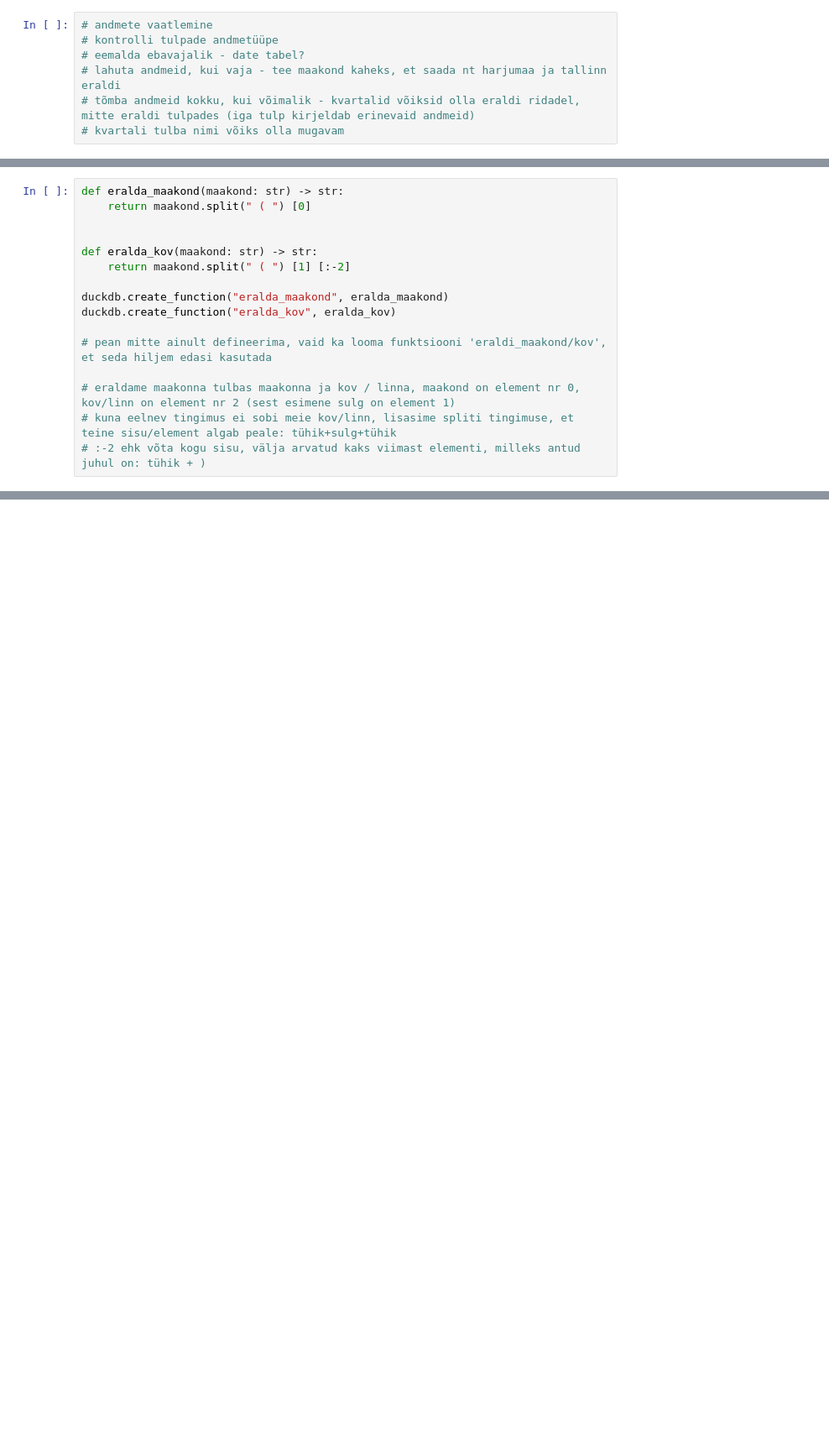
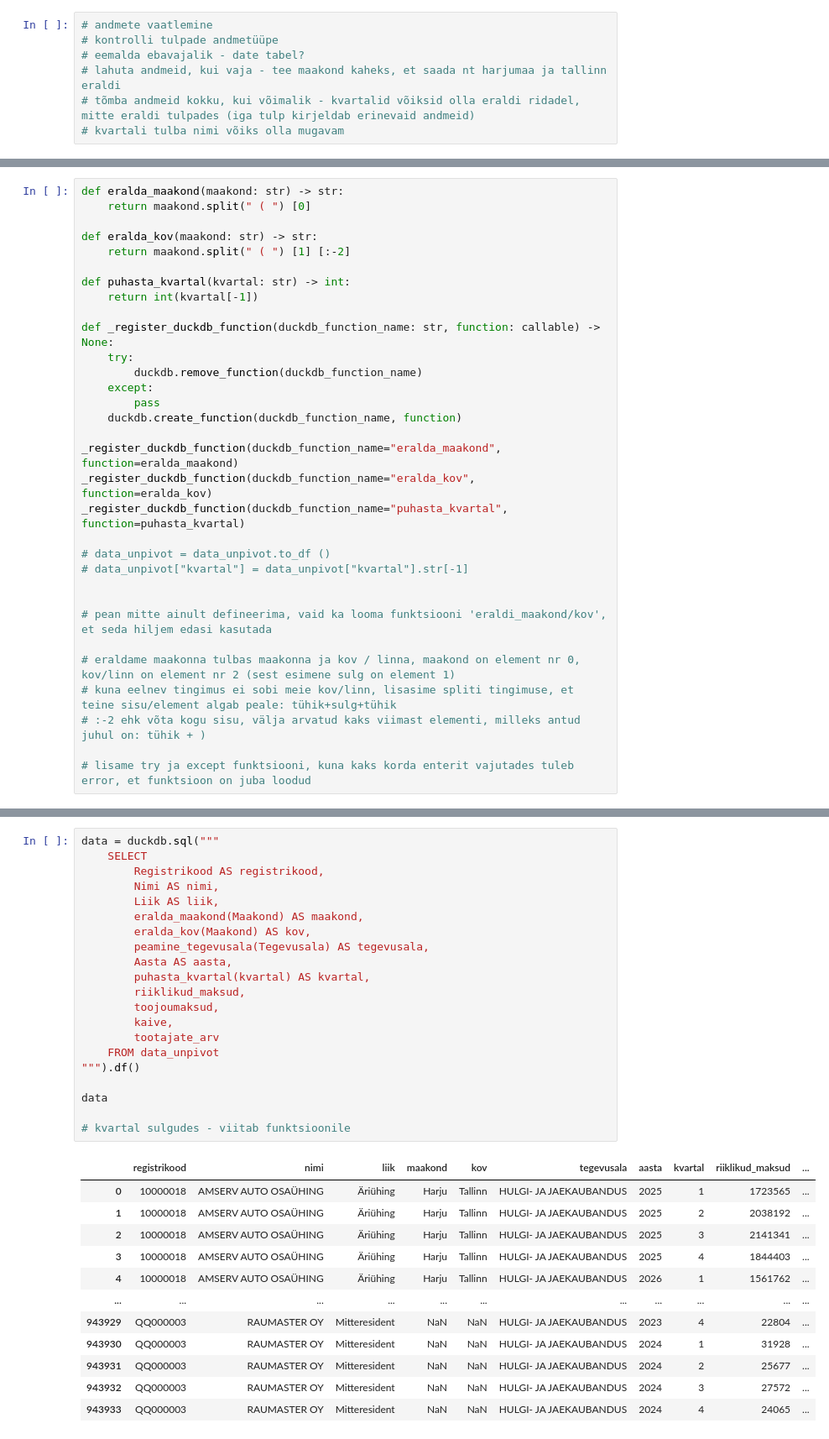
Before and after one commit to annamarianaanuri/andmetarkus-2026, a Jupyter notebook: Python/emta.ipynb, the cells around one changed output, grey strips where cells are left out. Shown at 84% size. Cells and saved outputs as stored; diff of their text form; blank space fills up the shorter version.

```diff
--- a/Python/emta.ipynb
+++ b/Python/emta.ipynb
@@ -149,15 +158,31 @@ data_unpivot
 def eralda_maakond(maakond: str) -> str:
     return maakond.split(" ( ") [0]
 
-
 def eralda_kov(maakond: str) -> str:
     return maakond.split(" ( ") [1] [:-2]
 
-duckdb.create_function("eralda_maakond", eralda_maakond)
-duckdb.create_function("eralda_kov", eralda_kov)
+def puhasta_kvartal(kvartal: str) -> int:
+    return int(kvartal[-1])
+
+def _register_duckdb_function(duckdb_function_name: str, function: callable) -> None:
+    try:
+        duckdb.remove_function(duckdb_function_name)
+    except:
+        pass
+    duckdb.create_function(duckdb_function_name, function)
+
+_register_duckdb_function(duckdb_function_name="eralda_maakond", function=eralda_maakond)
+_register_duckdb_function(duckdb_function_name="eralda_kov", function=eralda_kov)
+_register_duckdb_function(duckdb_function_name="puhasta_kvartal", function=puhasta_kvartal)
+
+# data_unpivot = data_unpivot.to_df ()
+# data_unpivot["kvartal"] = data_unpivot["kvartal"].str[-1]
+
 
 # pean mitte ainult defineerima, vaid ka looma funktsiooni 'eraldi_maakond/kov', et seda hiljem edasi kasutada
 
 # eraldame maakonna tulbas maakonna ja kov / linna, maakond on element nr 0, kov/linn on element nr 2 (sest esimene sulg on element 1)
 # kuna eelnev tingimus ei sobi meie kov/linn, lisasime spliti tingimuse, et teine sisu/element algab peale: tühik+sulg+tühik
 # :-2 ehk võta kogu sisu, välja arvatud kaks viimast elementi, milleks antud juhul on: tühik + )
+
+# lisame try ja except funktsiooni, kuna kaks korda enterit vajutades tuleb error, et funktsioon on juba loodud
@@ -165,0 +189,34 @@ NotImplementedException: Not implemented Error: A function by the name of 'erald
+# %%
+data = duckdb.sql("""
+    SELECT
+        Registrikood AS registrikood,
+        Nimi AS nimi,
+        Liik AS liik,
+        eralda_maakond(Maakond) AS maakond,
+        eralda_kov(Maakond) AS kov,
+        peamine_tegevusala(Tegevusala) AS tegevusala,
+        Aasta AS aasta,
+        puhasta_kvartal(kvartal) AS kvartal,
+        riiklikud_maksud,
+        toojoumaksud,
+        kaive,
+        tootajate_arv
+    FROM data_unpivot
+""").df()
+
+data
+
+# kvartal sulgudes - viitab funktsioonile
+# %% [output]
+|  | registrikood | nimi | liik | maakond | kov | tegevusala | aasta | kvartal | riiklikud_maksud | ... |
+| 0 | 10000018 | AMSERV AUTO OSAÜHING | Äriühing | Harju | Tallinn | HULGI- JA JAEKAUBANDUS | 2025 | 1 | 1723565 | ... |
+| 1 | 10000018 | AMSERV AUTO OSAÜHING | Äriühing | Harju | Tallinn | HULGI- JA JAEKAUBANDUS | 2025 | 2 | 2038192 | ... |
+| 2 | 10000018 | AMSERV AUTO OSAÜHING | Äriühing | Harju | Tallinn | HULGI- JA JAEKAUBANDUS | 2025 | 3 | 2141341 | ... |
+| 3 | 10000018 | AMSERV AUTO OSAÜHING | Äriühing | Harju | Tallinn | HULGI- JA JAEKAUBANDUS | 2025 | 4 | 1844403 | ... |
+| 4 | 10000018 | AMSERV AUTO OSAÜHING | Äriühing | Harju | Tallinn | HULGI- JA JAEKAUBANDUS | 2026 | 1 | 1561762 | ... |
+| ... | ... | ... | ... | ... | ... | ... | ... | ... | ... | ... |
+| 943929 | QQ000003 | RAUMASTER OY | Mitteresident | NaN | NaN | HULGI- JA JAEKAUBANDUS | 2023 | 4 | 22804 | ... |
+| 943930 | QQ000003 | RAUMASTER OY | Mitteresident | NaN | NaN | HULGI- JA JAEKAUBANDUS | 2024 | 1 | 31928 | ... |
+| 943931 | QQ000003 | RAUMASTER OY | Mitteresident | NaN | NaN | HULGI- JA JAEKAUBANDUS | 2024 | 2 | 25677 | ... |
+| 943932 | QQ000003 | RAUMASTER OY | Mitteresident | NaN | NaN | HULGI- JA JAEKAUBANDUS | 2024 | 3 | 27572 | ... |
+| 943933 | QQ000003 | RAUMASTER OY | Mitteresident | NaN | NaN | HULGI- JA JAEKAUBANDUS | 2024 | 4 | 24065 | ... |
```
Also changed, not shown: parts of 11 cells of this notebook, 2 other files.
